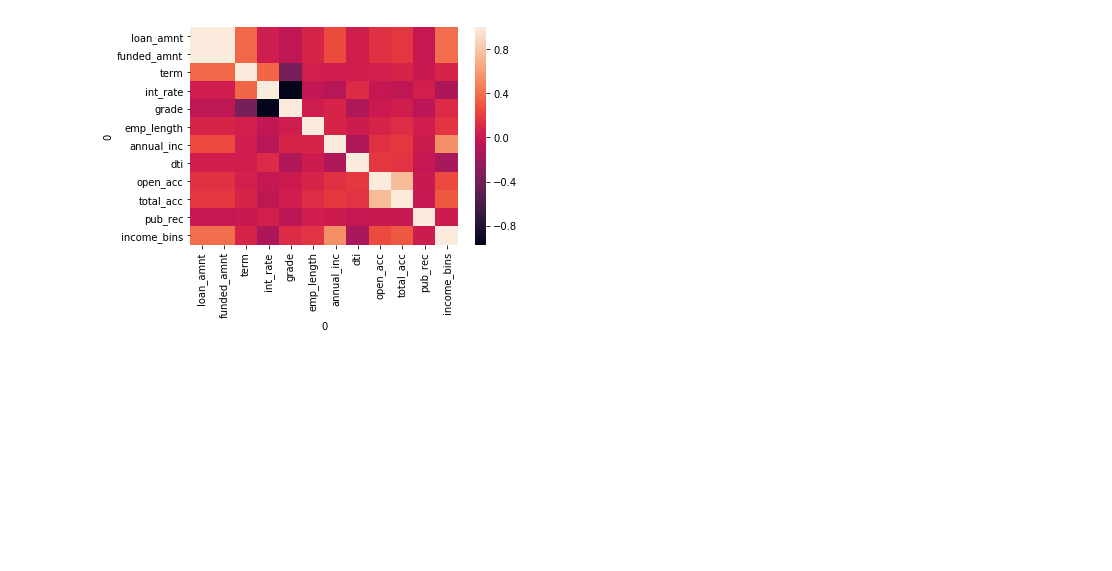
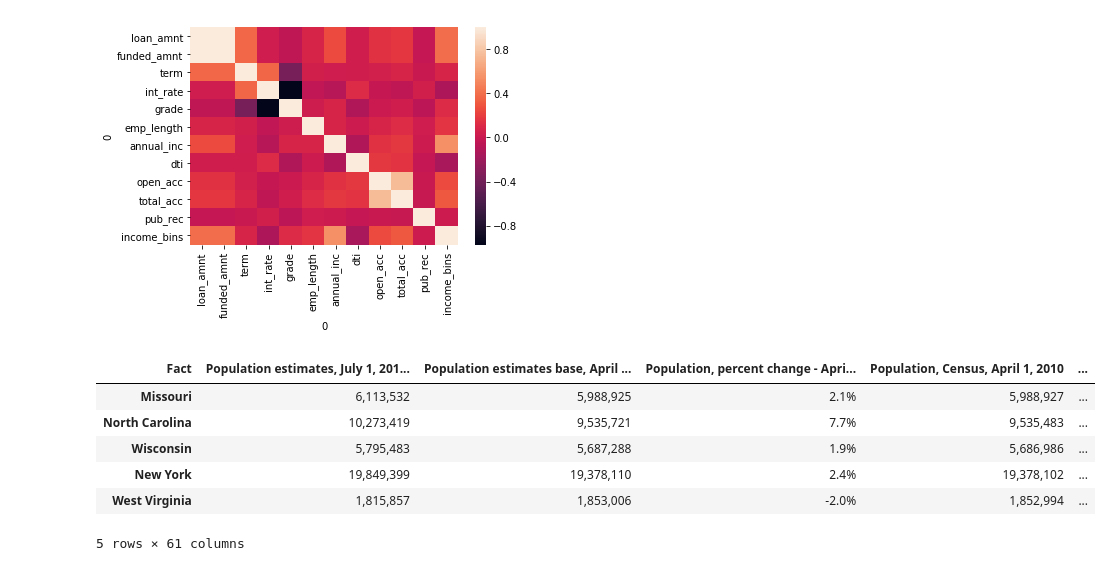
Before and after one commit to finnqiao/lendingclub_states, a Jupyter notebook: lendingclub_states.ipynb, the cells around one changed output. Saved outputs shown, nothing was run; the diff lists cells and outputs as text; code cells hidden in the pictures; blank space fills up the shorter version.

```diff
--- a/lendingclub_states.ipynb
+++ b/lendingclub_states.ipynb
@@ -284,0 +287,10 @@ sb.heatmap(new_df.corr())
+# %%
+states_data.head()
+# %% [output]
+| Fact | Population estimates, July 1, 201... | Population estimates base, April ... | Population, percent change - Apri... | Population, Census, April 1, 2010 | ... |
+| Missouri | 6,113,532 | 5,988,925 | 2.1% | 5,988,927 | ... |
+| North Carolina | 10,273,419 | 9,535,721 | 7.7% | 9,535,483 | ... |
+| Wisconsin | 5,795,483 | 5,687,288 | 1.9% | 5,686,986 | ... |
+| New York | 19,849,399 | 19,378,110 | 2.4% | 19,378,102 | ... |
+| West Virginia | 1,815,857 | 1,853,006 | -2.0% | 1,852,994 | ... |
+5 rows × 61 columns
```
Also changed, not shown: parts of 3 cells of this notebook, 1 other file.
